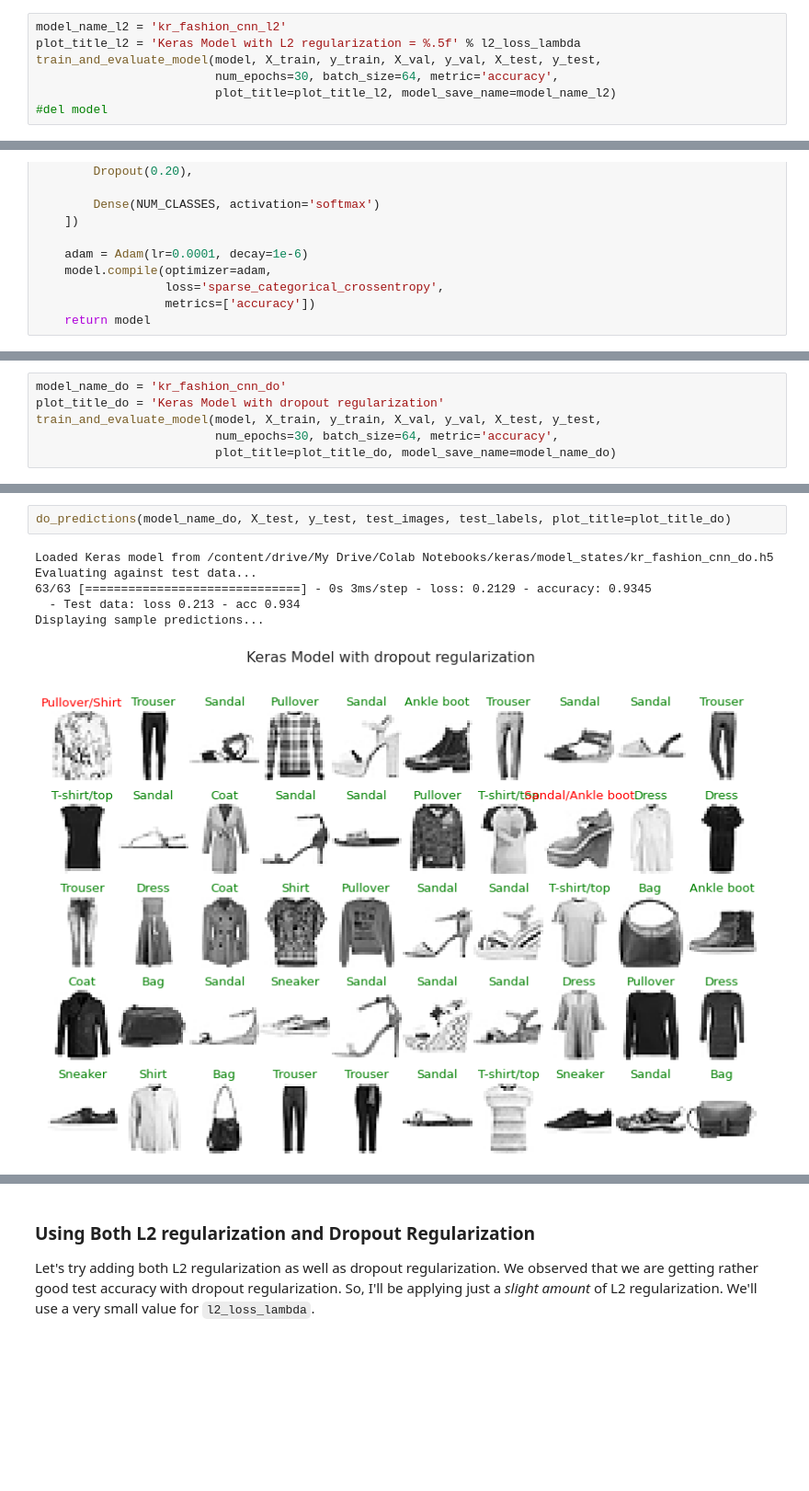
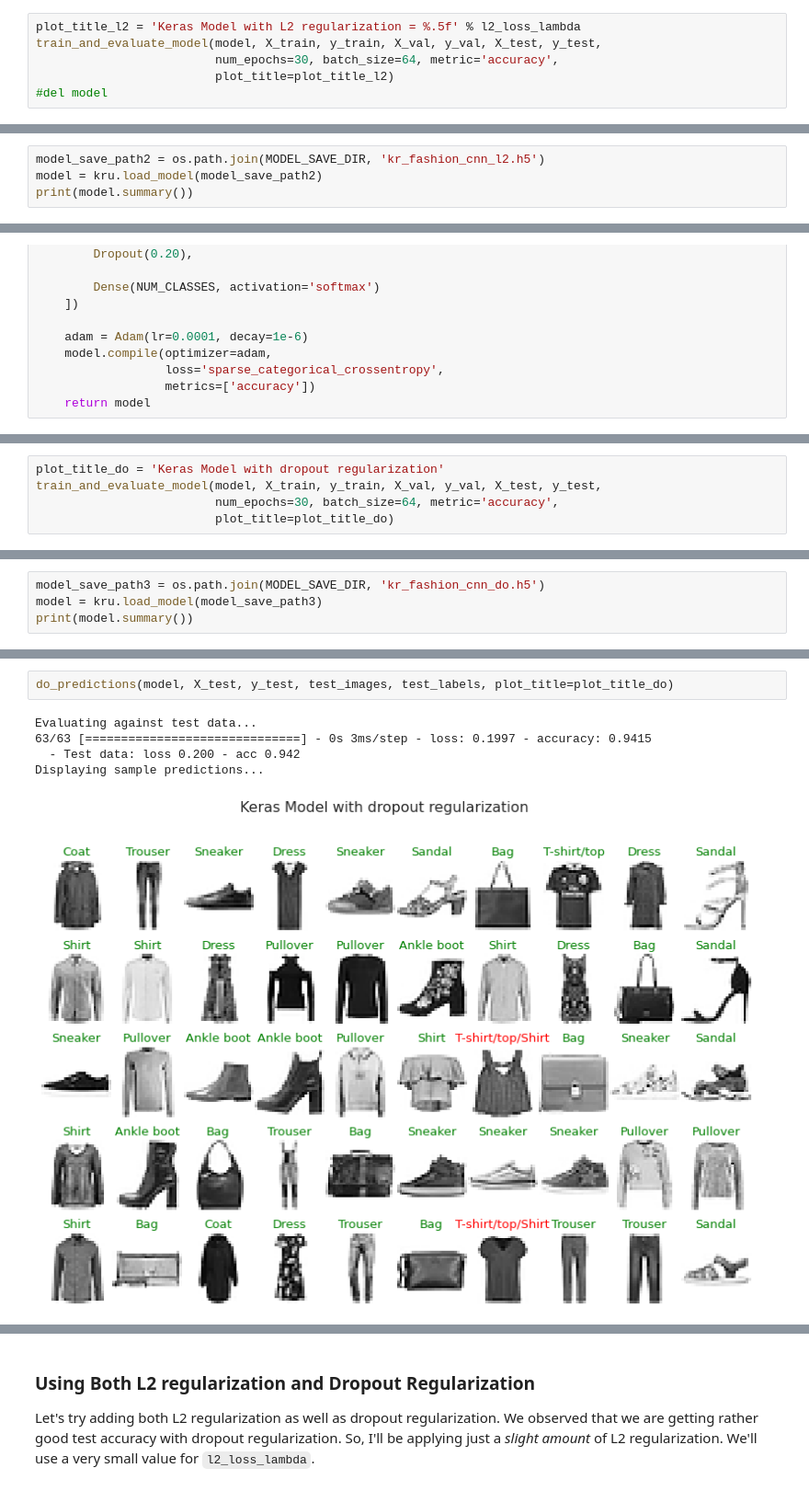
Before and after one commit to mjbhobe/dl-keras, a Jupyter notebook: Keras - Fashion MNIST - CNN.ipynb, the cells around one changed output, grey strips where cells are left out. Shown at 92% size. Cells and saved outputs as stored; diff of their text form; blank space fills up the shorter version.

```diff
--- a/Keras - Fashion MNIST - CNN.ipynb
+++ b/Keras - Fashion MNIST - CNN.ipynb
@@ -590,11 +620,10 @@ Non-trainable params: 1,792
 _________________________________________________________________
 None
 # %%
-model_name_l2 = 'kr_fashion_cnn_l2'
 plot_title_l2 = 'Keras Model with L2 regularization = %.5f' % l2_loss_lambda
 train_and_evaluate_model(model, X_train, y_train, X_val, y_val, X_test, y_test,
                          num_epochs=30, batch_size=64, metric='accuracy',
-                         plot_title=plot_title_l2, model_save_name=model_name_l2)
+                         plot_title=plot_title_l2)
 #del model
 # %% [output]
 Epoch 1/30
@@ -644,3 +672,7 @@ See [this Colab Notebook](https://colab.research.google.com/drive/1brSHFOnPQTo0-
 * Cross-validation & test accuracies should be almost equal as data is drawn from same population - they are!
 * Also a critical success factor was that these should not be much lesser than the base model's - they have in fact improved!
 * The plots are also much better - notice that the curves are following each other more closely than before - though they are digressing slightly.
+# %%
+model_save_path2 = os.path.join(MODEL_SAVE_DIR, 'kr_fashion_cnn_l2.h5')
+model = kru.load_model(model_save_path2)
+print(model.summary())
@@ -721,10 +770,9 @@ Non-trainable params: 1,792
 _________________________________________________________________
 None
 # %%
-model_name_do = 'kr_fashion_cnn_do'
 plot_title_do = 'Keras Model with dropout regularization'
 train_and_evaluate_model(model, X_train, y_train, X_val, y_val, X_test, y_test,
                          num_epochs=30, batch_size=64, metric='accuracy',
-                         plot_title=plot_title_do, model_save_name=model_name_do)
+                         plot_title=plot_title_do)
 # %% [output]
 Epoch 1/30
@@ -774,3 +821,7 @@ See [this Colab Notebook](https://colab.research.google.com/drive/1brSHFOnPQTo0-
 * Dropput regularization appears to be working better for this model - overfitting has reduced further, by another 1%.
 * Cross-validation & test accuracies have also improved by 1% or so.
 * The plots are diverging after 10 epochs.
+# %%
+model_save_path3 = os.path.join(MODEL_SAVE_DIR, 'kr_fashion_cnn_do.h5')
+model = kru.load_model(model_save_path3)
+print(model.summary())
@@ -777,9 +846,8 @@ See [this Colab Notebook](https://colab.research.google.com/drive/1brSHFOnPQTo0-
 # %%
-do_predictions(model_name_do, X_test, y_test, test_images, test_labels, plot_title=plot_title_do)
+do_predictions(model, X_test, y_test, test_images, test_labels, plot_title=plot_title_do)
 # %% [output]
-Loaded Keras model from /content/drive/My Drive/Colab Notebooks/keras/model_states/kr_fashion_cnn_do.h5
 Evaluating against test data...
-63/63 [==============================] - 0s 3ms/step - loss: 0.2129 - accuracy: 0.9345
-  - Test data: loss 0.213 - acc 0.934
+63/63 [==============================] - 0s 3ms/step - loss: 0.1997 - accuracy: 0.9415
+  - Test data: loss 0.200 - acc 0.942
 Displaying sample predictions...
-[figure, old version]
+[figure, new version]
```
Also changed, not shown: parts of 43 cells of this notebook, 15 other files.
